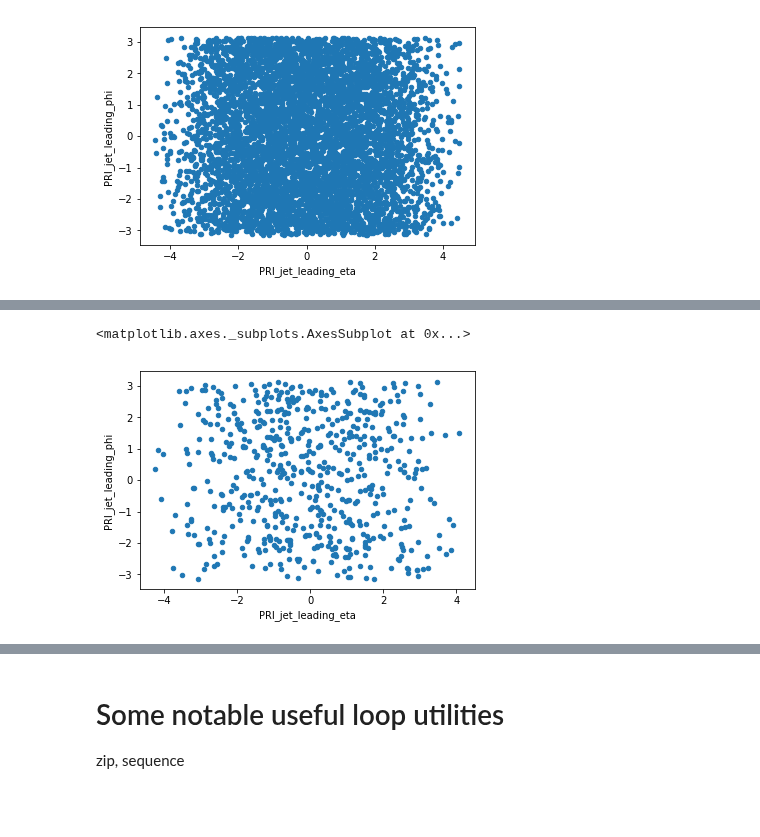
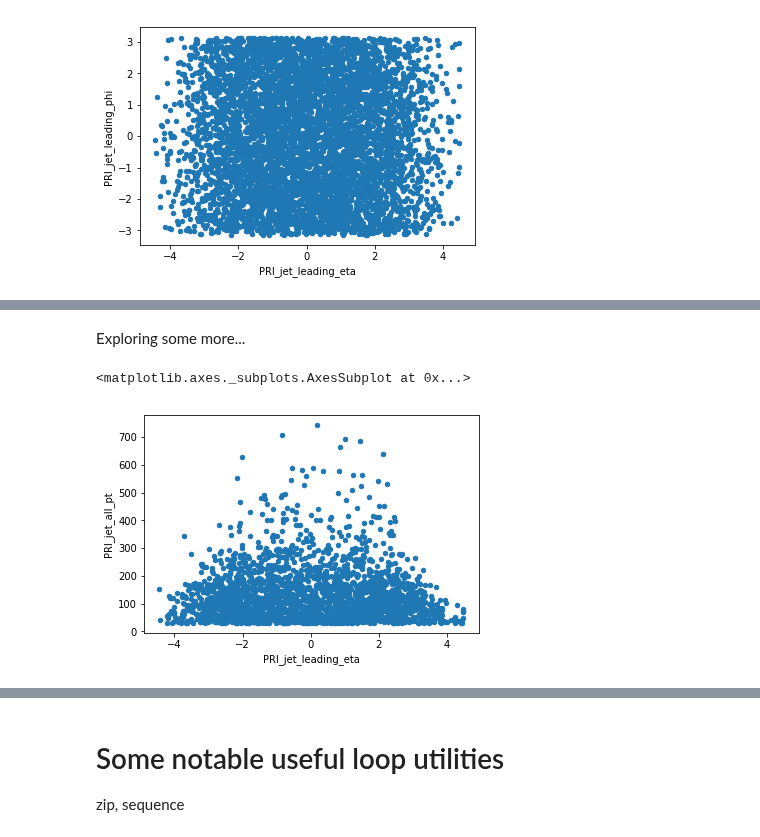
Before and after one commit to graeme-a-stewart/python-introduction, a Jupyter notebook: presentation-insights.ipynb, the cells around one changed output, grey strips where cells are left out. Drawn from its saved outputs; the diff is of its cells as text; code cells hidden in the pictures; blank space fills up the shorter version.

```diff
--- a/presentation-insights.ipynb
+++ b/presentation-insights.ipynb
@@ -1350,5 +1354,5 @@ In the last example we only selected a single column, but we can select an arbit
 # %%
-leadJet=higgsData[["PRI_jet_num","PRI_jet_leading_pt","PRI_jet_leading_eta","PRI_jet_leading_phi","Label"]][higgsData["PRI_jet_num"]>0]
+leadJet=higgsData[["PRI_jet_num","PRI_jet_leading_pt","PRI_jet_leading_eta","PRI_jet_leading_phi","PRI_jet_all_pt","Label"]][higgsData["PRI_jet_num"]>0]
 leadJet.plot.scatter(x="PRI_jet_leading_eta", y="PRI_jet_leading_phi")
 # %% [output]
 <matplotlib.axes._subplots.AxesSubplot at 0x...>
@@ -1356,5 +1378,7 @@ leadJet.plot.scatter(x="PRI_jet_leading_eta", y="PRI_jet_leading_phi")
+# %% [markdown]
+Exploring some more...
 # %%
-leadJet[::10].plot.scatter(x="PRI_jet_leading_eta", y="PRI_jet_leading_phi")
+leadJet[:][leadJet["Label"]=="s"].plot.scatter(x="PRI_jet_leading_eta", y="PRI_jet_all_pt")
 # %% [output]
 <matplotlib.axes._subplots.AxesSubplot at 0x...>
-[figure, old version]
+[figure, new version]
```
Also changed, not shown: parts of 14 cells of this notebook.
